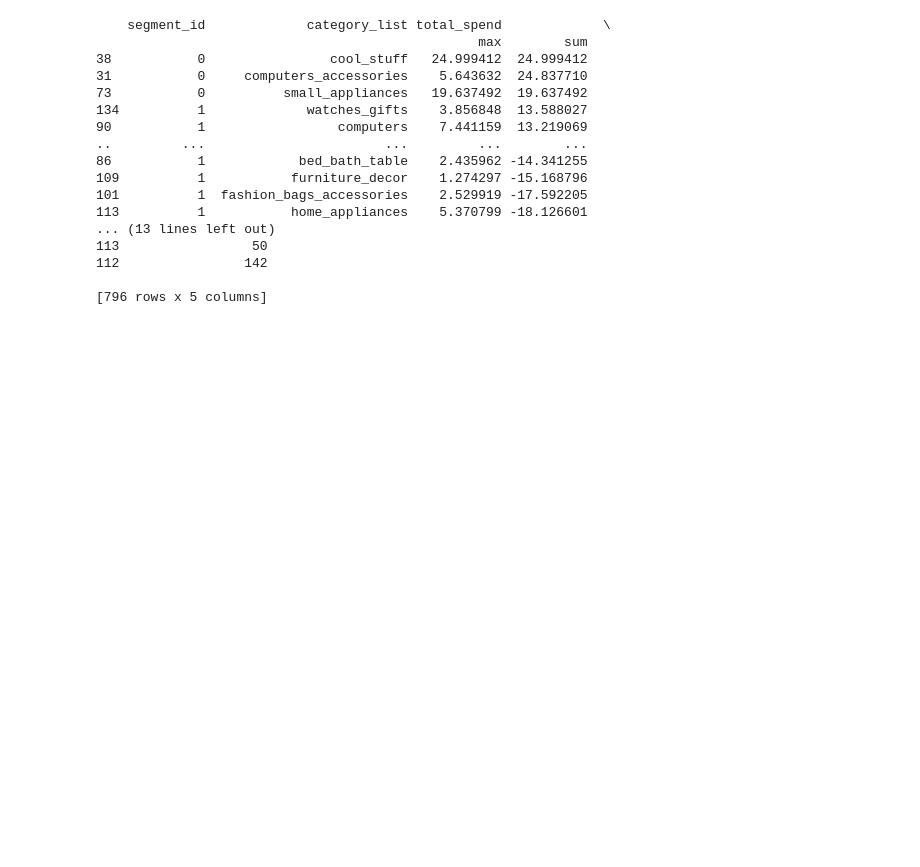
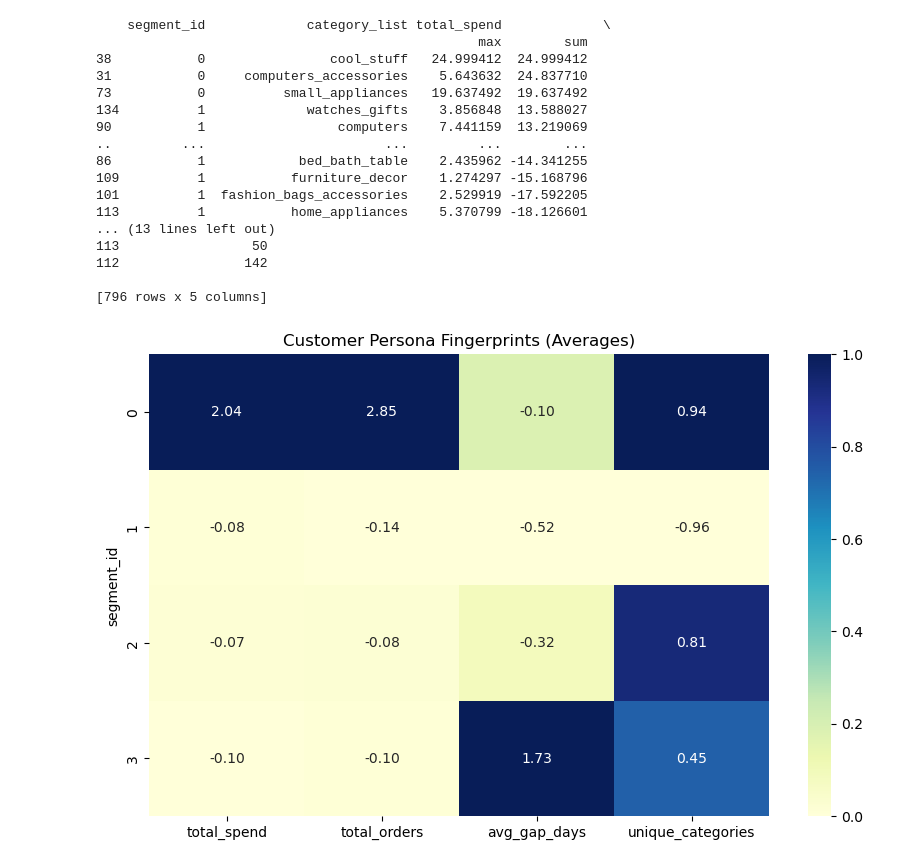
Before and after one commit to Vidya-0119/E-commerce-Revenue-Optimization-RFM-Segmentation, a Jupyter notebook: Python files/Notebook.ipynb, the cells around one changed output. Cells and saved outputs as stored; diff of their text form; code cells hidden in the pictures; blank space fills up the shorter version.

Commit message:
Analyzing the data

```diff
--- a/Python files/Notebook.ipynb
+++ b/Python files/Notebook.ipynb
@@ -313,3 +313,22 @@ print(category_performance.sort_values(by=('total_spend', 'sum'), ascending=Fals
 112                142
 
 [796 rows x 5 columns]
+# %%
+import seaborn as sns
+import matplotlib.pyplot as plt
+from sklearn.preprocessing import MinMaxScaler
+
+# 1. Calculate averages per segment
+stats = df.groupby('segment_id')[['total_spend', 'total_orders', 'avg_gap_days', 'unique_categories']].mean()
+
+# 2. Scale it (0 to 1) so we can compare 'Spend' ($1000s) vs 'Orders' (units)
+scaler = MinMaxScaler()
+stats_scaled = pd.DataFrame(scaler.fit_transform(stats), columns=stats.columns, index=stats.index)
+
+# 3. Plot the Heatmap
+plt.figure(figsize=(10, 6))
+sns.heatmap(stats_scaled, annot=stats, fmt=".2f", cmap="YlGnBu")
+plt.title("Customer Persona Fingerprints (Averages)")
+plt.show()
+# %% [output]
+[figure, added]
```
Also changed, not shown: parts of 2 cells of this notebook.
